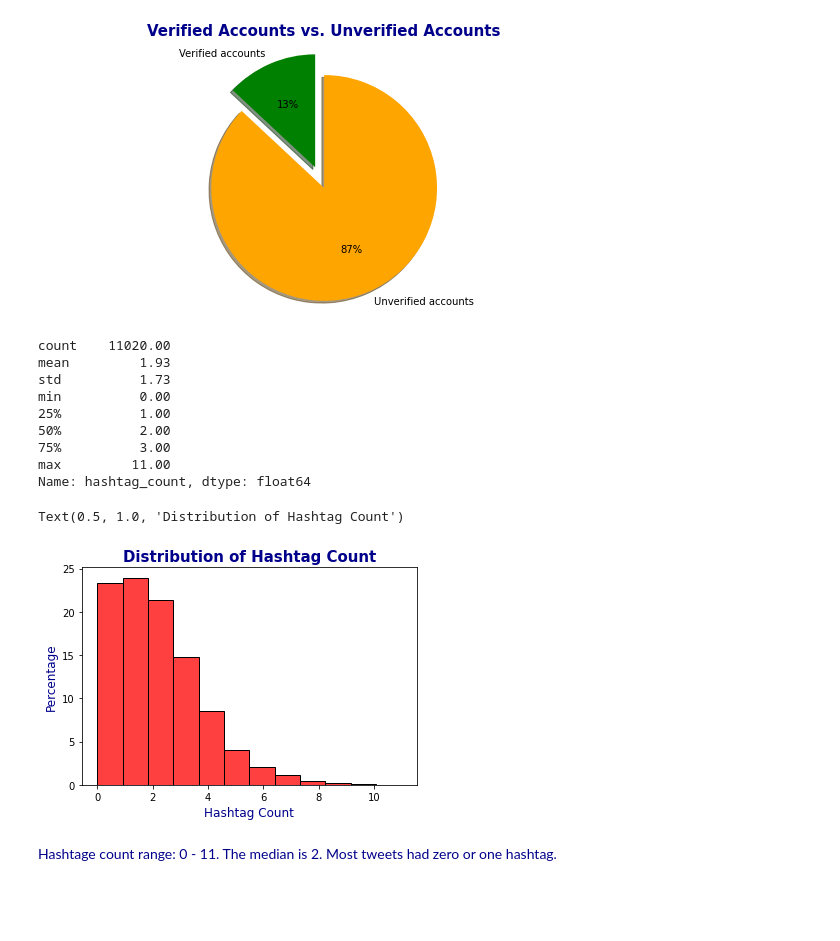
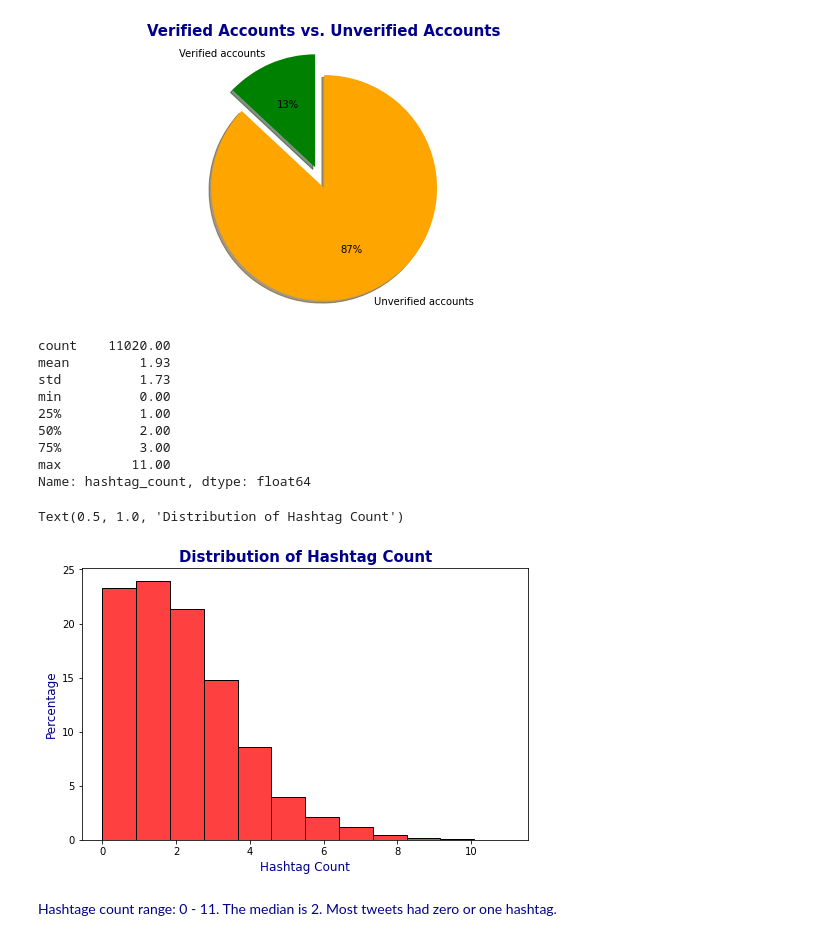
Before and after one commit to MeganWang393/PortfolioProjects, a Jupyter notebook: NLP Project.ipynb, the cells around one changed output. Cells and saved outputs as stored; diff of their text form; code cells hidden in the pictures; blank space fills up the shorter version.

```diff
--- a/NLP Project.ipynb
+++ b/NLP Project.ipynb
@@ -235,28 +237,29 @@ Text(0.5, 1.0, 'Verified Accounts vs. Unverified Accounts')
 # %%
 '''
 A hashtag is any word or phrase immediately preceded by the # symbol. When you click or tap on a hashtag,
 you'll see other Tweets containing the same keyword or topic.
 '''
 #Hashtags count
 df['hashtag_count'] = df['text'].apply(lambda h:h.count('#'))
 print(df['hashtag_count'].describe().round(2))
 
+plt.figure(figsize=(8,5))
 ax=sns.histplot(data=df, x="hashtag_count", bins=12,stat='percent',color='red')
 ax.set_ylabel('Percentage', color = 'darkblue', fontsize = '12')
 ax.set_xlabel('Hashtag Count', color = 'darkblue', fontsize = '12')
 plt.title('Distribution of Hashtag Count', color = 'darkblue', fontweight = 'bold', fontsize = '15')
 # %% [output]
 count    11020.00
 mean         1.93
 std          1.73
 min          0.00
 25%          1.00
 50%          2.00
 75%          3.00
 max         11.00
 Name: hashtag_count, dtype: float64
 Text(0.5, 1.0, 'Distribution of Hashtag Count')
-[figure, old version]
+[figure, new version]
 # %% [markdown]
 <span style="color:darkblue"> Hashtage count range: 0 - 11. The median is 2. Most tweets had zero or one hashtag. </span>
 # %%
```
Also changed, not shown: parts of 13 cells of this notebook.
